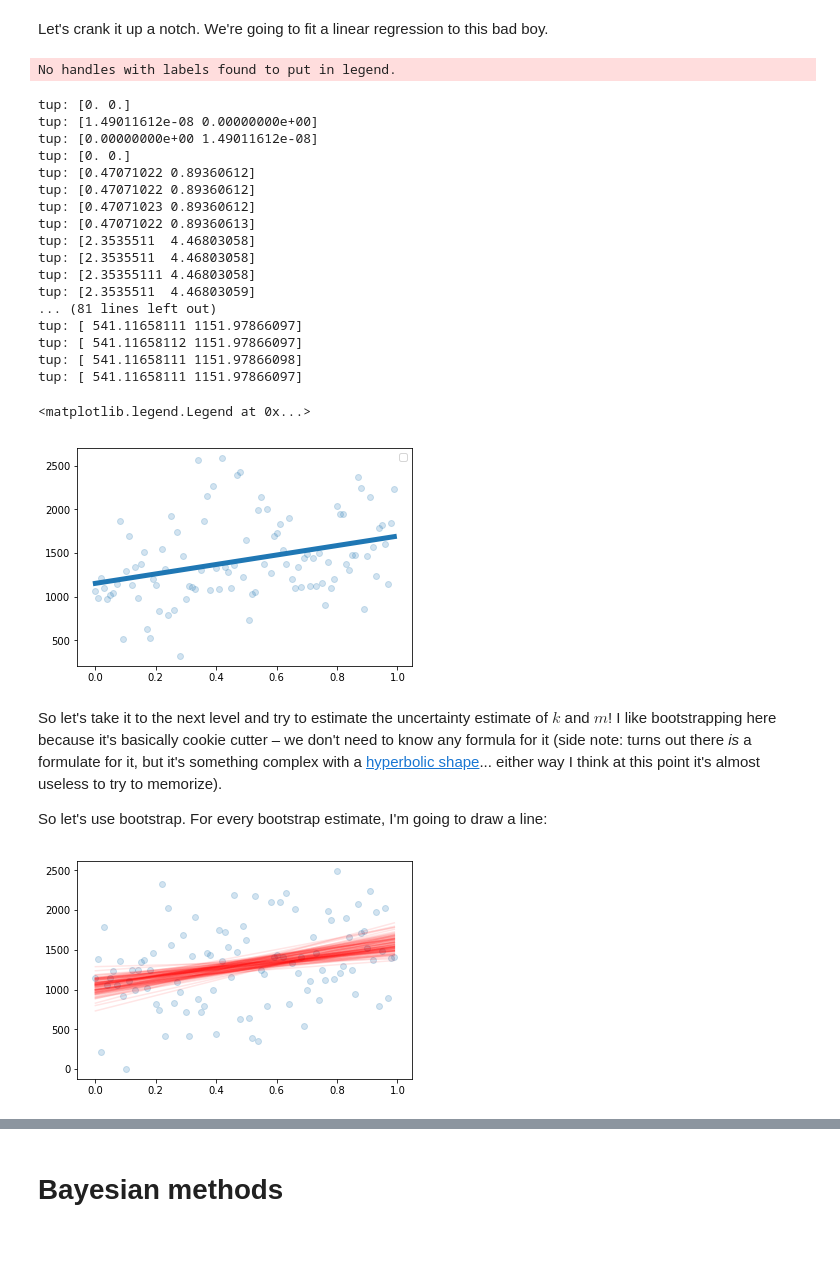
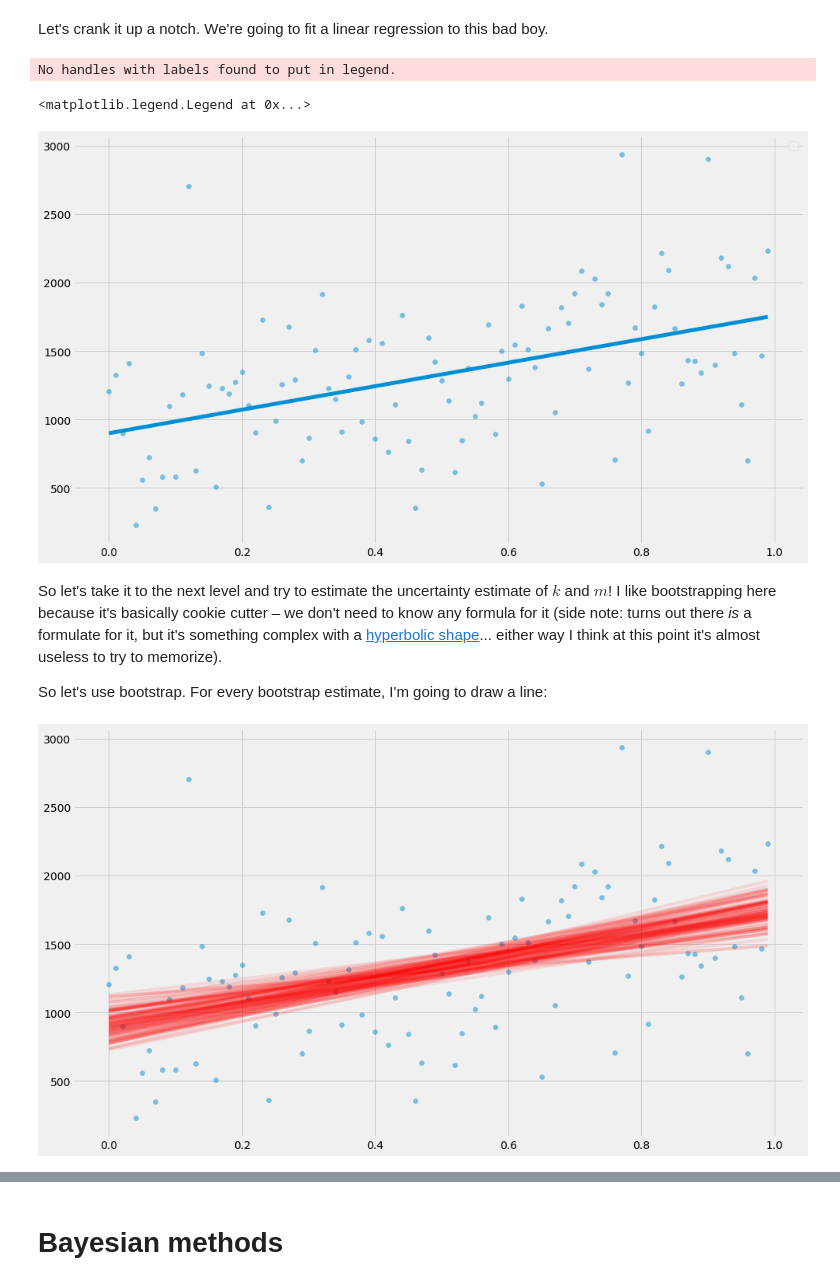
Before and after one commit to erikbern/uncertainty, a Jupyter notebook: notebook.ipynb, the cells around one changed output, grey strips where cells are left out. Drawn from its saved outputs; the diff is of its cells as text; code cells hidden in the pictures; blank space fills up the shorter version.

```diff
--- a/notebook.ipynb
+++ b/notebook.ipynb
@@ -1,3 +1,9 @@
+# %%
+from matplotlib import pyplot
+import datetime, matplotlib, numpy, random, pandas
+
+pyplot.style.use('fivethirtyeight')
+matplotlib.rcParams['figure.figsize'] = (15, 9)
 # %% [markdown]
 Let's generate some data!
 # %%
@@ -105,0 +111,4 @@ AttributeError: module 'scipy.stats' has no attribute 'ppf'
+# %%
+import scipy
+n, k = 100, 3
+scipy.stats.beta.ppf([0.05, 0.95], k, n-k)
@@ -140,55 +151,43 @@ Let's crank it up a notch. We're going to fit a linear regression to this bad bo
 # %%
 import scipy.optimize
 
 d = generate_time_series()
 xs = numpy.array(d['x'])
 ys = numpy.array(d['y'])
 
 def l2_loss(tup, xs, ys):
     k, m = tup
     delta = k * xs + m - ys
     return numpy.dot(delta, delta)
 
 # Note: we could make the optimization much faster by either (a) using a gradient-based method (b) used the closed form solution.
 # I'm fully aware of those tricks, but think they make the code slightly less general
 k_hat, m_hat = scipy.optimize.minimize(l2_loss, (0, 0), args=(xs, ys)).x
-pyplot.scatter(xs, ys, alpha=0.2)
+pyplot.scatter(xs, ys, alpha=0.5)
 pyplot.plot(xs, xs*k_hat + m_hat, linewidth=5)
 pyplot.legend()
 # %% [output]
 No handles with labels found to put in legend.
-tup: [0. 0.]
-tup: [1.49011612e-08 0.00000000e+00]
-tup: [0.00000000e+00 1.49011612e-08]
-tup: [0. 0.]
-tup: [0.47071022 0.89360612]
-tup: [0.47071022 0.89360612]
-tup: [0.47071023 0.89360612]
-tup: [0.47071022 0.89360613]
-tup: [2.3535511  4.46803058]
-tup: [2.3535511  4.46803058]
-tup: [2.35355111 4.46803058]
-tup: [2.3535511  4.46803059]
-... (81 lines left out)
-tup: [ 541.11658111 1151.97866097]
-tup: [ 541.11658112 1151.97866097]
-tup: [ 541.11658111 1151.97866098]
-tup: [ 541.11658111 1151.97866097]
+<matplotlib.legend.Legend at 0x...>
-<matplotlib.legend.Legend at 0x...>
-[figure, old version]
+[figure, new version]
 # %% [markdown]
 So let's take it to the next level and try to estimate the uncertainty estimate of $k$ and $m$! I like bootstrapping here because it's basically cookie cutter – we don't need to know any formula for it (side note: turns out there _is_ a formulate for it, but it's something complex with a [hyperbolic shape](https://en.wikipedia.org/wiki/Simple_linear_regression#Normality_assumption)... either way I think at this point it's almost useless to try to memorize).
 
 So let's use bootstrap. For every bootstrap estimate, I'm going to draw a line:
 # %%
-pyplot.scatter(xs, ys, alpha=0.2)
+pyplot.scatter(xs, ys, alpha=0.5)
 xys = list(zip(xs, ys))
+x_scale = numpy.linspace(min(xs), max(xs), 1000)
+curves = []
 for i in range(100):
     bootstrap = [random.choice(xys) for _ in xys]  # sample with replacement
     xs_bootstrap = numpy.array([x for x, y in bootstrap])
     ys_bootstrap = numpy.array([y for x, y in bootstrap])
     k_hat, m_hat = scipy.optimize.minimize(l2_loss, (0, 0), args=(xs_bootstrap, ys_bootstrap)).x
-    pyplot.plot(xs, xs*k_hat + m_hat, alpha=0.1, color='red')
+    curves.append(x_scale*k_hat + m_hat)
+
+for curve in curves:
+    pyplot.plot(x_scale, curve, alpha=0.1, color='red')
 # %% [output]
-[figure, old version]
+[figure, new version]
 # %% [markdown]
```
Also changed, not shown: parts of 17 cells of this notebook.
